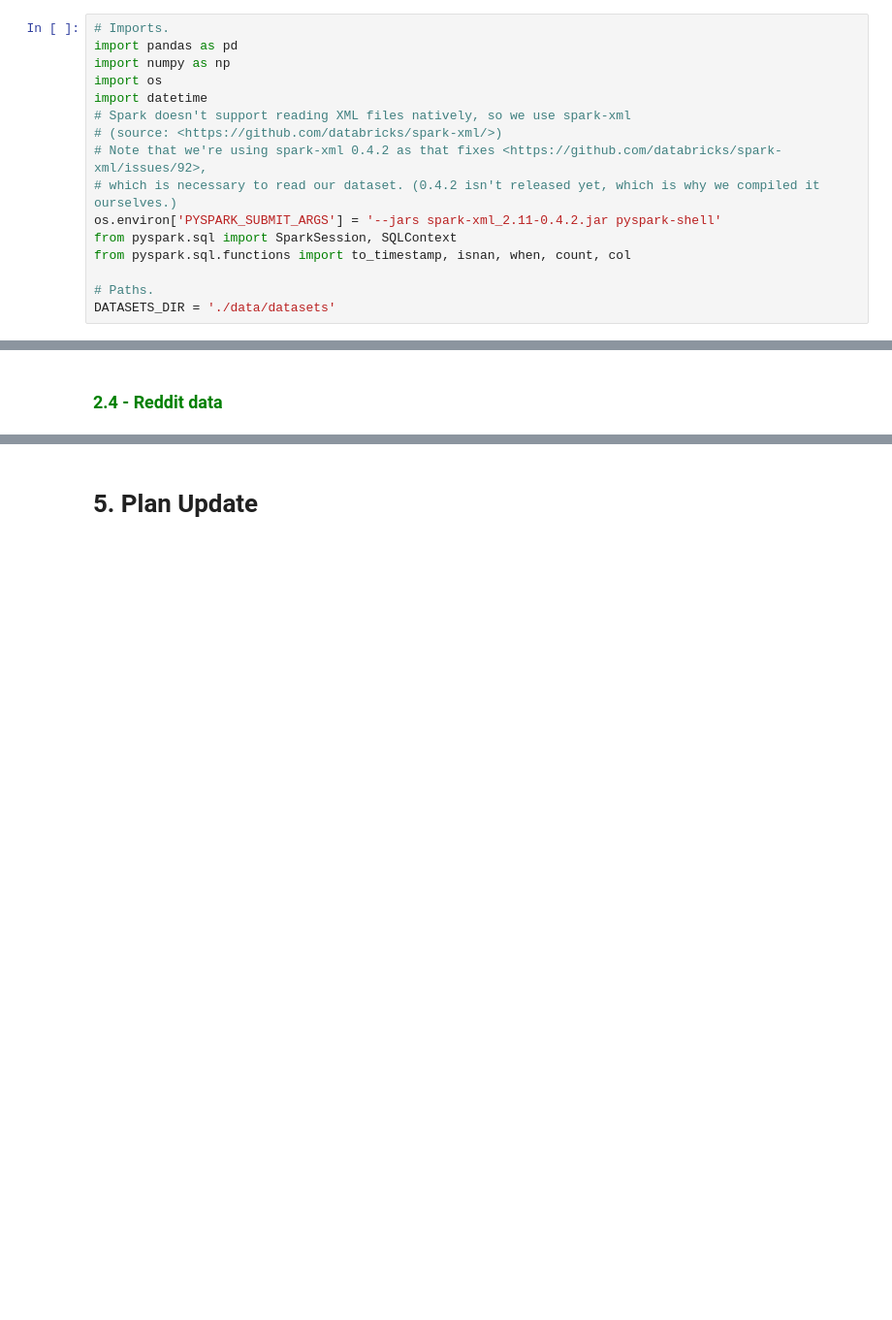
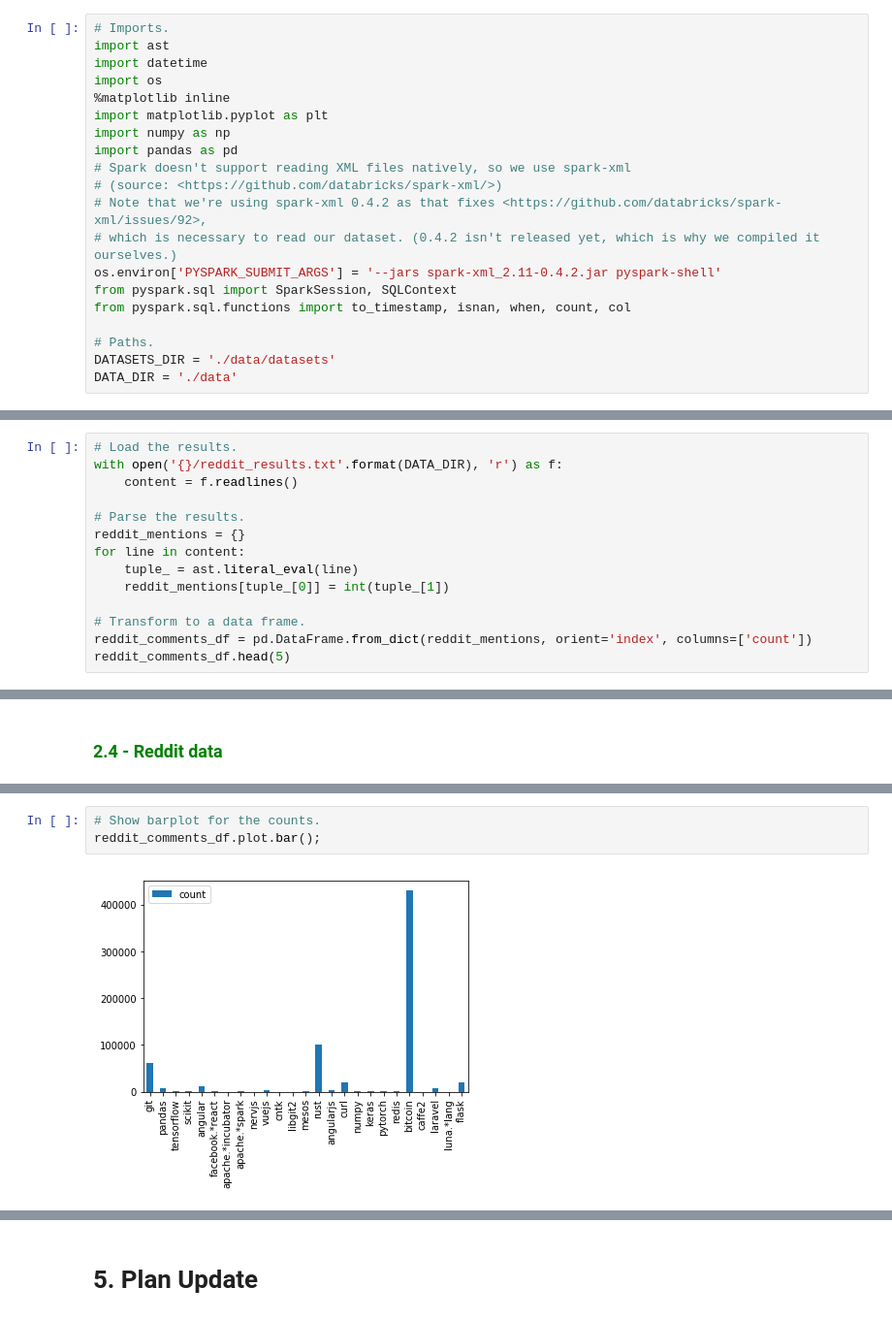
Before and after one commit to GermainZ/AppliedDataAnalysisProject, a Jupyter notebook: data_pipeline.ipynb, the cells around one changed output, grey strips where cells are left out. Shown: that part at 97% size. Saved outputs shown, nothing was run; the diff lists cells and outputs as text; blank space fills up the shorter version.

```diff
--- a/data_pipeline.ipynb
+++ b/data_pipeline.ipynb
@@ -10,10 +2,13 @@ When describing the data, in particular, you should show (non-exhaustive list):
 # Milestone 2: Analyzing Success
 # %%
 # Imports.
+import ast
+import datetime
+import os
+%matplotlib inline
+import matplotlib.pyplot as plt
+import numpy as np
 import pandas as pd
-import numpy as np
-import os
-import datetime
 # Spark doesn't support reading XML files natively, so we use spark-xml
 # (source: <https://github.com/databricks/spark-xml/>)
 # Note that we're using spark-xml 0.4.2 as that fixes <https://github.com/databricks/spark-xml/issues/92>,
@@ -24,6 +19,7 @@ from pyspark.sql.functions import to_timestamp, isnan, when, count, col
 
 # Paths.
 DATASETS_DIR = './data/datasets'
+DATA_DIR = './data'
 # %% [markdown]
 # 1. Data Retrieval
 # %% [markdown]
@@ -153,0 +199,14 @@ pd.DataFrame(df.take(5), columns=df.columns)
+# %%
+# Load the results.
+with open('{}/reddit_results.txt'.format(DATA_DIR), 'r') as f:
+    content = f.readlines()
+
+# Parse the results.
+reddit_mentions = {}
+for line in content:
+    tuple_ = ast.literal_eval(line)
+    reddit_mentions[tuple_[0]] = int(tuple_[1])
+
+# Transform to a data frame.
+reddit_comments_df = pd.DataFrame.from_dict(reddit_mentions, orient='index', columns=['count'])
+reddit_comments_df.head(5)
@@ -598,0 +689,5 @@ root
+# %%
+# Show barplot for the counts.
+reddit_comments_df.plot.bar();
+# %% [output]
+[figure, added]
```
Also changed, not shown: parts of 100 cells of this notebook, 1 other file.
